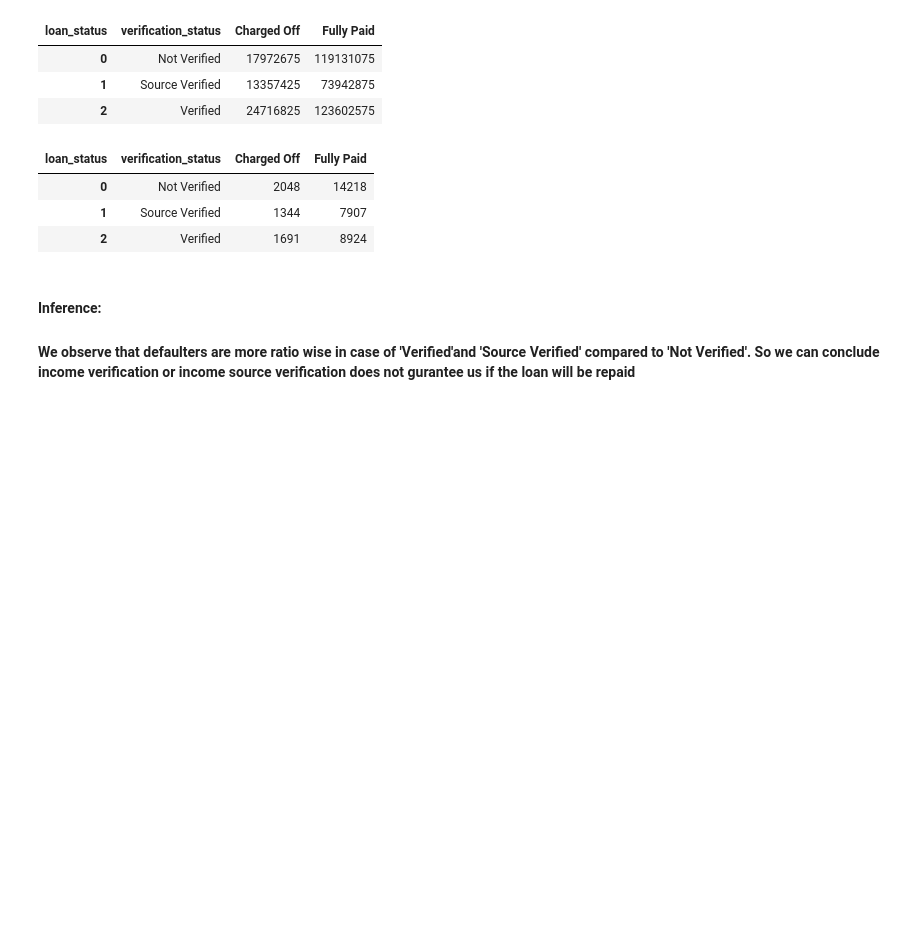
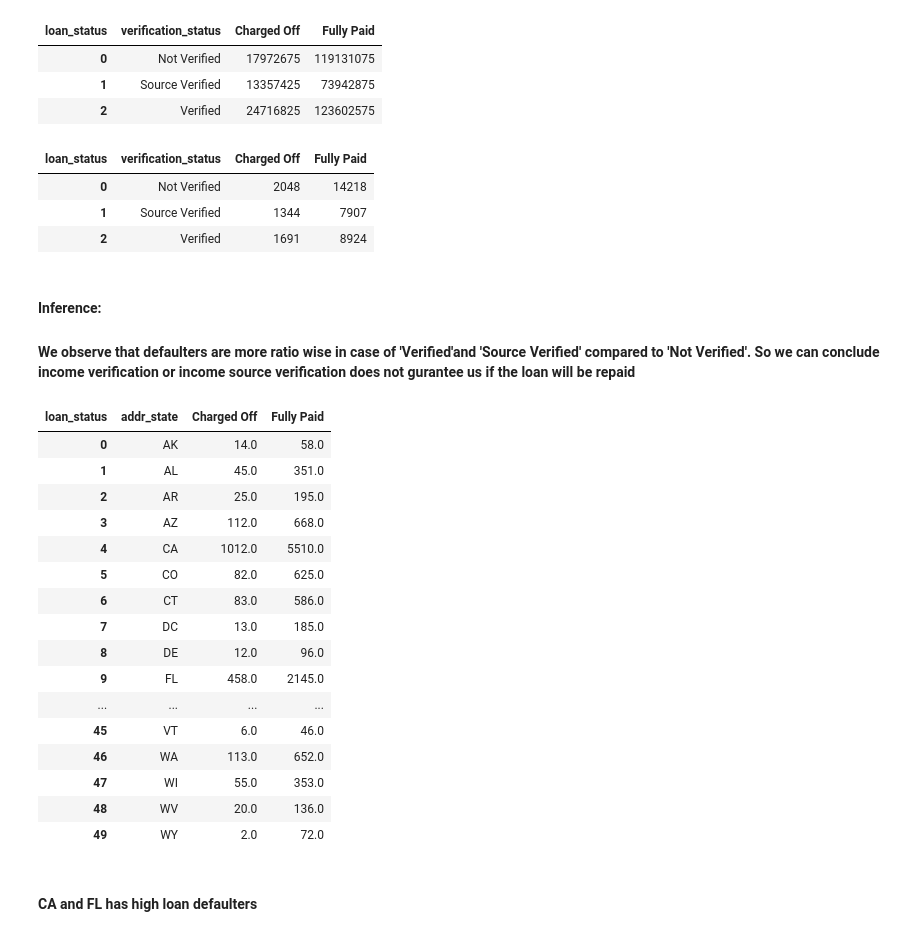
Before and after one commit to prashanthector/LendingClubCaseStudy, a Jupyter notebook: PrashantKumarMisra.ipynb, the cells around one changed output. Saved outputs shown, nothing was run; the diff lists cells and outputs as text; code cells hidden in the pictures; blank space fills up the shorter version.

```diff
--- a/Group_Facilitator_PrashantKumarMisra.ipynb
+++ b/PrashantKumarMisra.ipynb
@@ -886,6 +886,30 @@ display(pivot_table_count)
 # %% [markdown]
 #### Inference:
 #### We observe that defaulters are more ratio wise in case of 'Verified'and 'Source Verified' compared to 'Not Verified'. So we can conclude income verification or income source verification does not gurantee us if the loan will be repaid
+# %%
+pivot_table_count = lending_df_filter.pivot_table(index='addr_state', columns='loan_status', values='loan_amnt', aggfunc='count').reset_index()
+from IPython.display import display
+display(pivot_table_count)
+# %% [output]
+| loan_status | addr_state | Charged Off | Fully Paid |
+| 0 | AK | 14.0 | 58.0 |
+| 1 | AL | 45.0 | 351.0 |
+| 2 | AR | 25.0 | 195.0 |
+| 3 | AZ | 112.0 | 668.0 |
+| 4 | CA | 1012.0 | 5510.0 |
+| 5 | CO | 82.0 | 625.0 |
+| 6 | CT | 83.0 | 586.0 |
+| 7 | DC | 13.0 | 185.0 |
+| 8 | DE | 12.0 | 96.0 |
+| 9 | FL | 458.0 | 2145.0 |
+| ... | ... | ... | ... |
+| 45 | VT | 6.0 | 46.0 |
+| 46 | WA | 113.0 | 652.0 |
+| 47 | WI | 55.0 | 353.0 |
+| 48 | WV | 20.0 | 136.0 |
+| 49 | WY | 2.0 | 72.0 |
+# %% [markdown]
+#### CA and FL has high loan defaulters
 # %% [markdown]
 ## Conclusion
 ### Considering all the above analysis multiple factors can be taken into account while accepting or rejecting the loan application.
```
Also changed, not shown: parts of 1 cell of this notebook, 1 other file.
